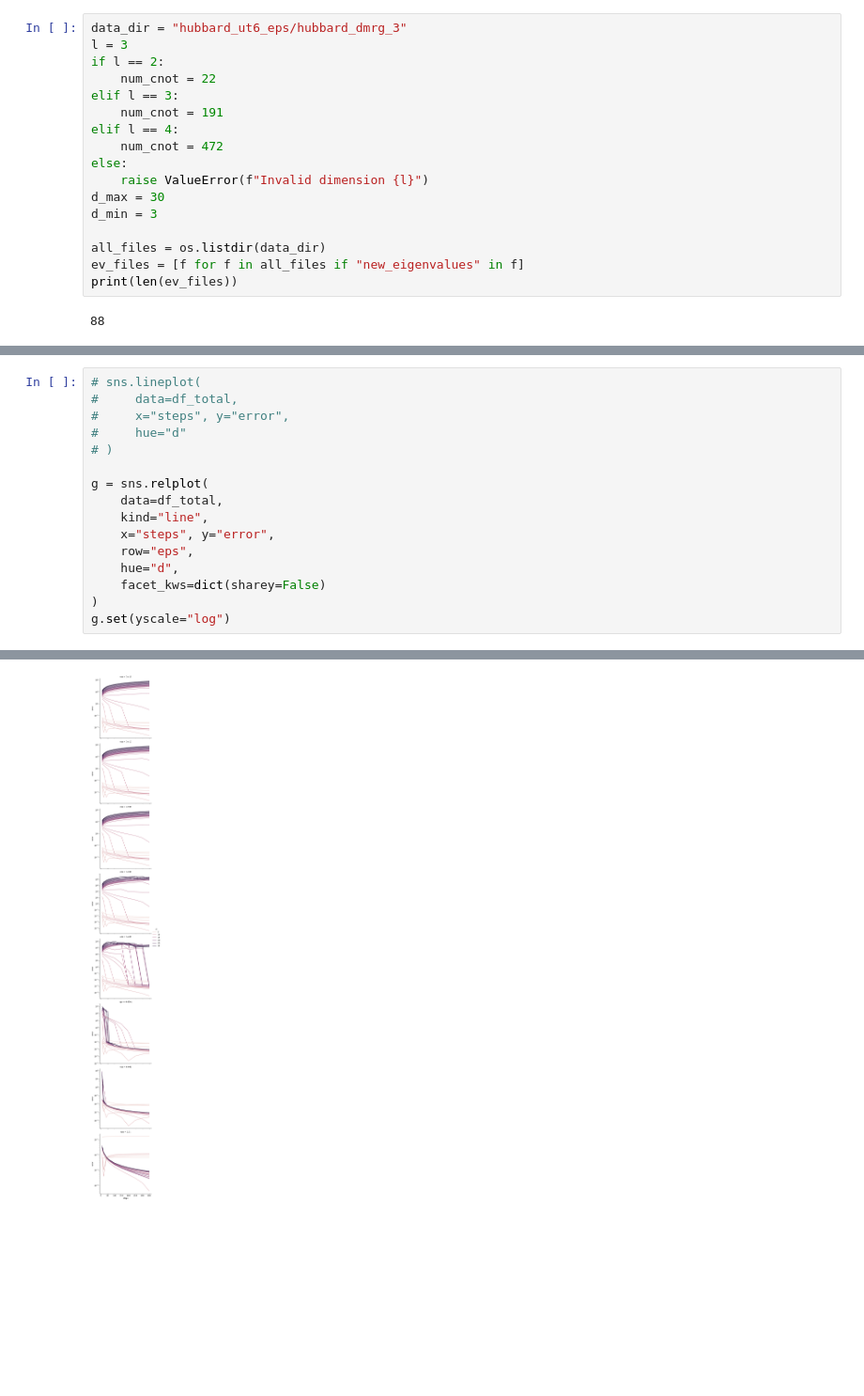
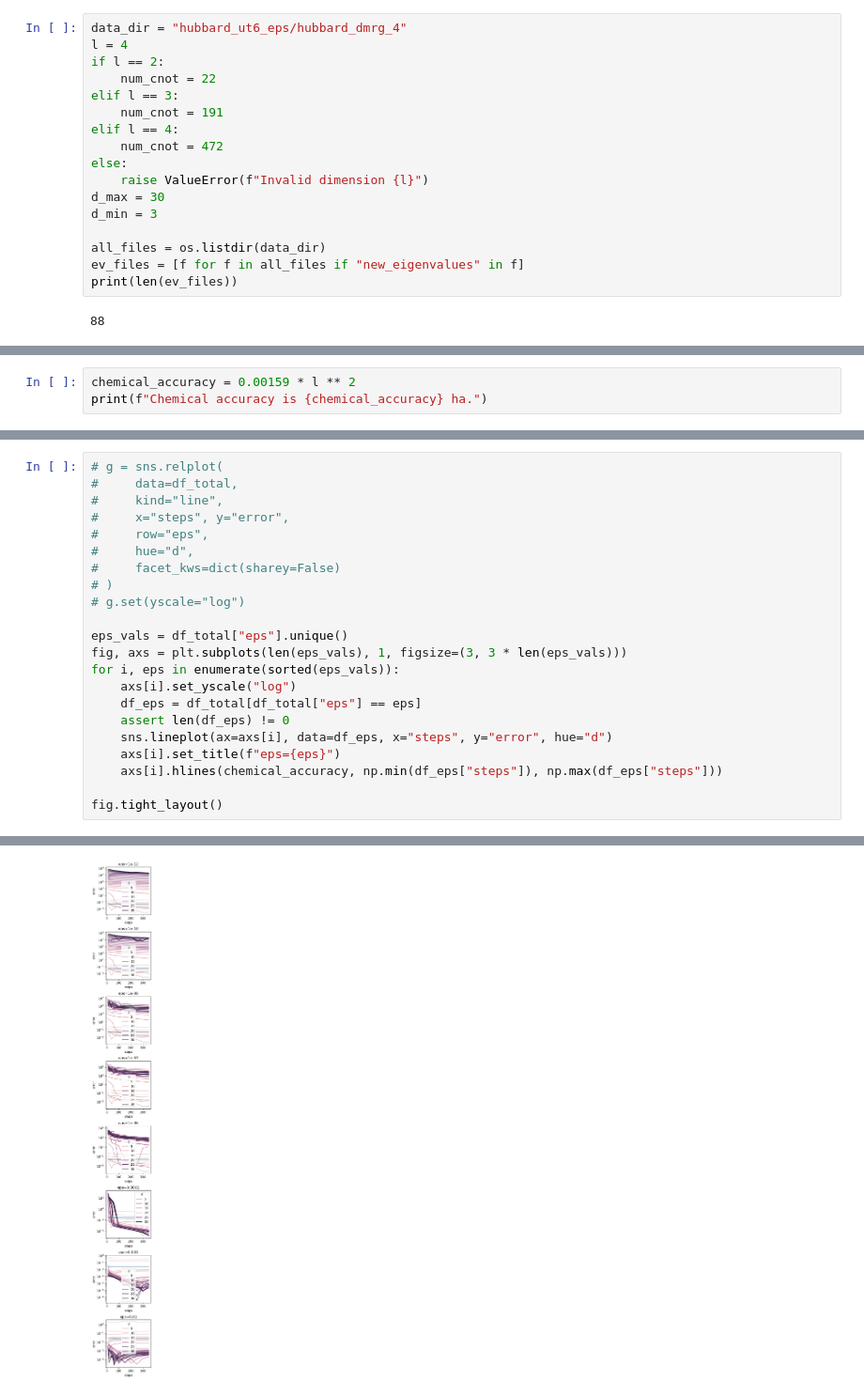
Before and after one commit to rmlarose/compare-vkp, a Jupyter notebook: hubbard_epsilon_plot.ipynb, the cells around one changed output, grey strips where cells are left out. Shown at 94% size. Cells and saved outputs as stored; diff of their text form; blank space fills up the shorter version.

Commit message:
Plotted 4x4 data.

```diff
--- a/hubbard_epsilon_plot.ipynb
+++ b/hubbard_epsilon_plot.ipynb
@@ -5,8 +6,8 @@ import h5py
 import matplotlib.pyplot as plt
 import seaborn as sns
 # %%
-data_dir = "hubbard_ut6_eps/hubbard_dmrg_3"
-l = 3
+data_dir = "hubbard_ut6_eps/hubbard_dmrg_4"
+l = 4
 if l == 2:
     num_cnot = 22
 elif l == 3:
@@ -80,0 +82,3 @@ print(max(df_total["error"]))
+# %%
+chemical_accuracy = 0.00159 * l ** 2
+print(f"Chemical accuracy is {chemical_accuracy} ha.")
@@ -81,17 +87,23 @@ print(max(df_total["error"]))
 # %%
-# sns.lineplot(
+# g = sns.relplot(
 #     data=df_total,
+#     kind="line",
 #     x="steps", y="error",
-#     hue="d"
+#     row="eps",
+#     hue="d",
+#     facet_kws=dict(sharey=False)
 # )
+# g.set(yscale="log")
 
-g = sns.relplot(
-    data=df_total,
-    kind="line",
-    x="steps", y="error",
-    row="eps",
-    hue="d",
-    facet_kws=dict(sharey=False)
-)
-g.set(yscale="log")
+eps_vals = df_total["eps"].unique()
+fig, axs = plt.subplots(len(eps_vals), 1, figsize=(3, 3 * len(eps_vals)))
+for i, eps in enumerate(sorted(eps_vals)):
+    axs[i].set_yscale("log")
+    df_eps = df_total[df_total["eps"] == eps]
+    assert len(df_eps) != 0
+    sns.lineplot(ax=axs[i], data=df_eps, x="steps", y="error", hue="d")
+    axs[i].set_title(f"eps={eps}")
+    axs[i].hlines(chemical_accuracy, np.min(df_eps["steps"]), np.max(df_eps["steps"]))
+
+fig.tight_layout()
 # %% [output]
@@ -99 +110 @@ g.set(yscale="log")
-[figure, old version]
+[figure, new version]
```
Also changed, not shown: parts of 6 cells of this notebook.
